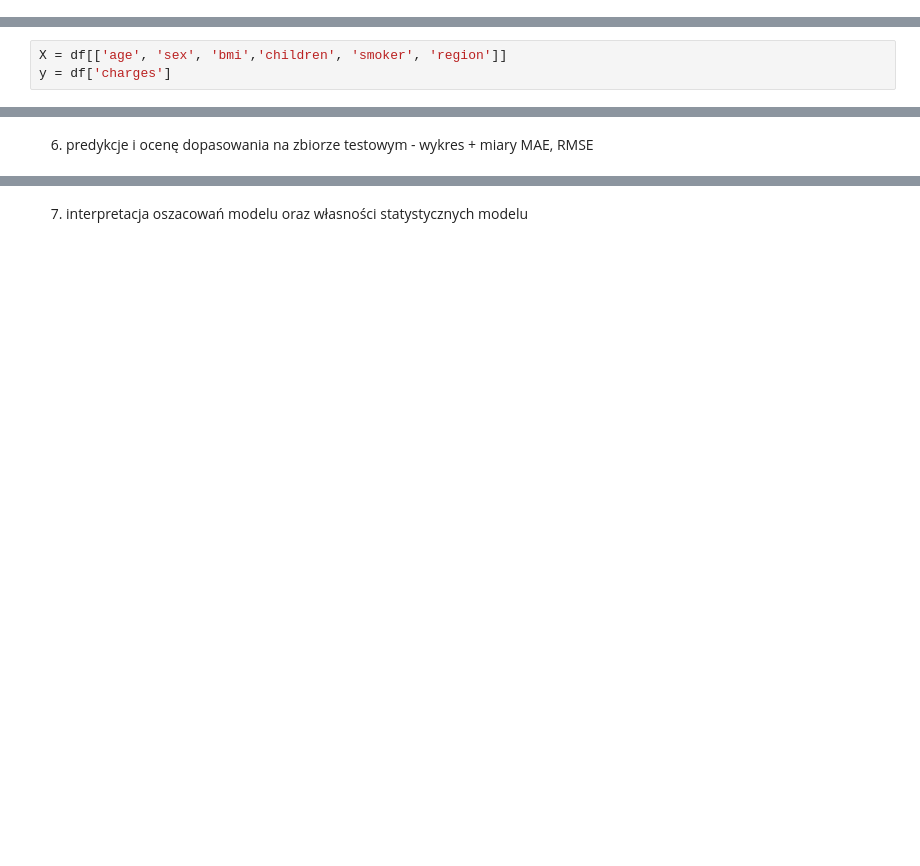
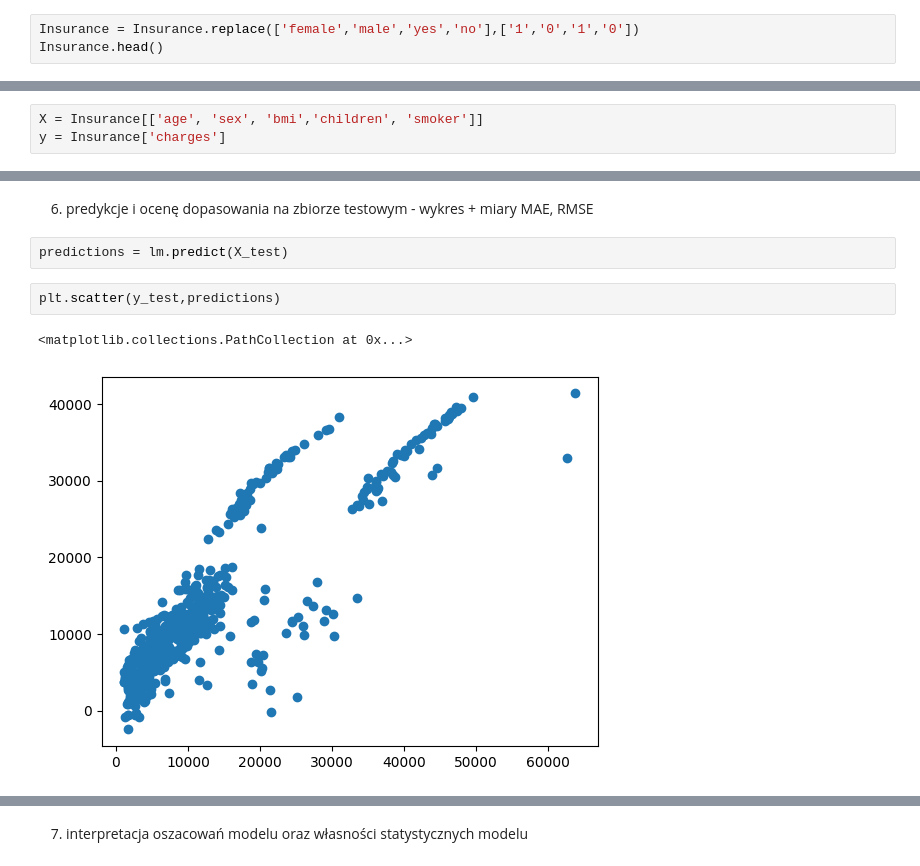
Before and after one commit to WillsTK/sgh_python, a Jupyter notebook: 10-Homework_3/Homework_3.ipynb, the cells around one changed output, grey strips where cells are left out. Cells and saved outputs as stored; diff of their text form; blank space fills up the shorter version.

```diff
--- a/10-Homework_3/Homework_3.ipynb
+++ b/10-Homework_3/Homework_3.ipynb
@@ -43,0 +53,3 @@ Insurance
+# %%
+Insurance = Insurance.replace(['female','male','yes','no'],['1','0','1','0'])
+Insurance.head()
@@ -89,5 +114,5 @@ https://gist.github.com/mwaskom/de44147ed2974457ad6372750bbe5751
 # %% [markdown]
 Przyporządkowuję zmienną objaśnianą w naszym modelu (wysokość składki) i jej zmienne objaśniające.
 # %%
-X = df[['age', 'sex', 'bmi','children', 'smoker', 'region']]
-y = df['charges']
+X = Insurance[['age', 'sex', 'bmi','children', 'smoker']]
+y = Insurance['charges']
@@ -100,2 +142,9 @@ lm.fit(X_train,y_train)
 # %% [markdown]
 6. predykcje i ocenę dopasowania na zbiorze testowym - wykres + miary MAE, RMSE
+# %%
+predictions = lm.predict(X_test)
+# %%
+plt.scatter(y_test,predictions)
+# %% [output]
+<matplotlib.collections.PathCollection at 0x...>
+[figure, added]
```
Also changed, not shown: parts of 23 cells of this notebook.
